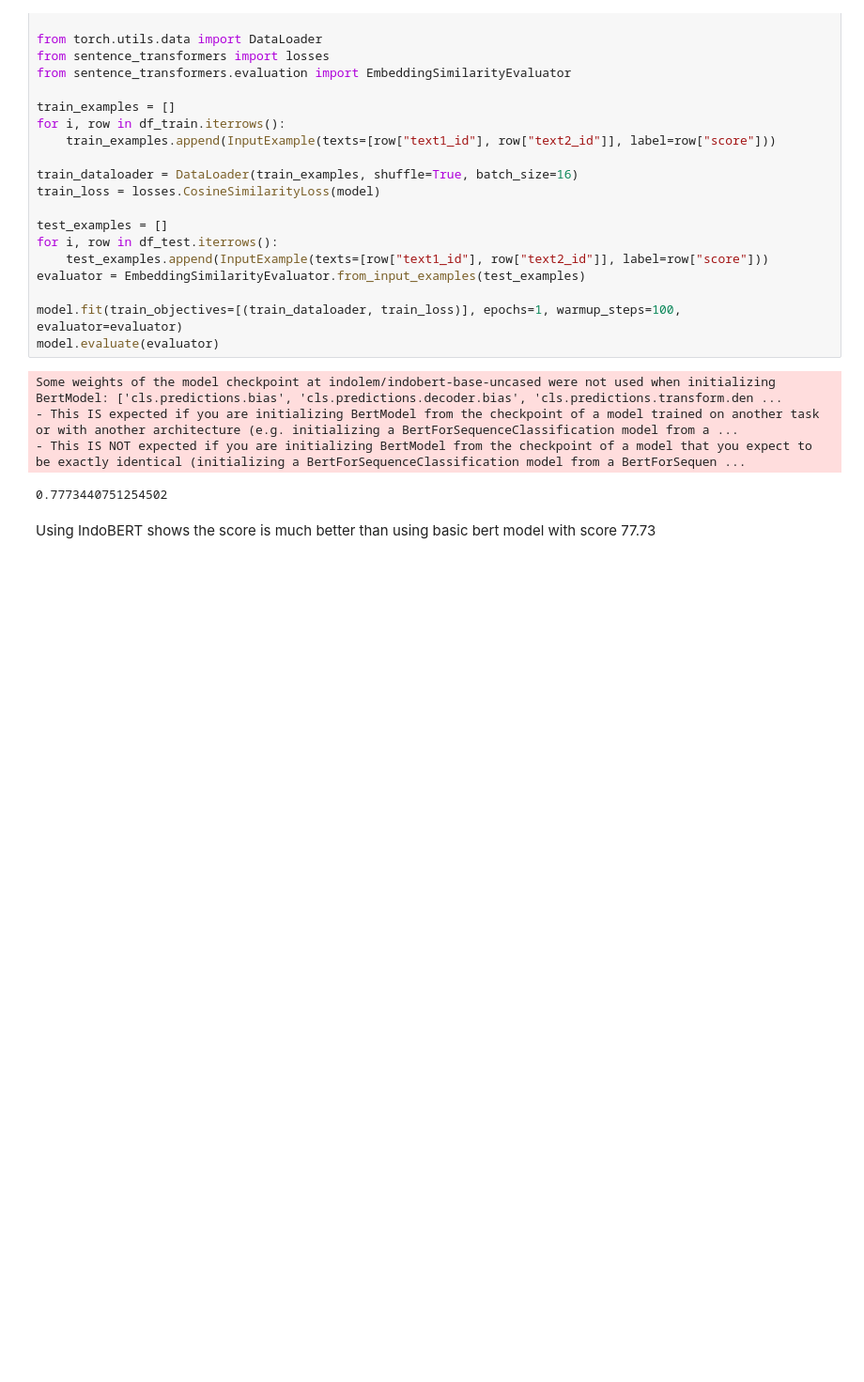
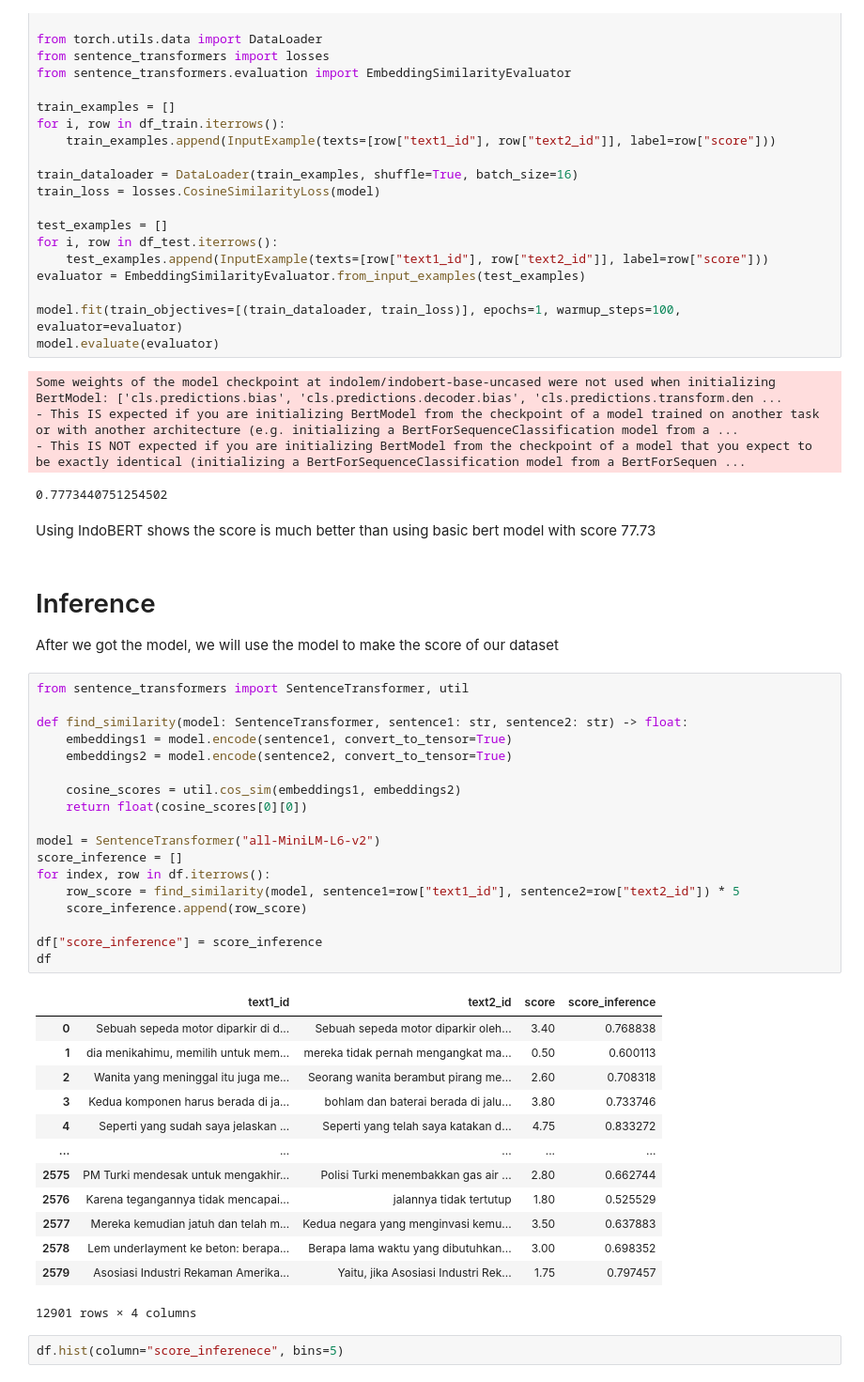
Before and after one commit to chilldenaya/sbert-summarizer, a Jupyter notebook: train_sbert_indonesia.ipynb, the cells around one changed output. Shown at 94% size. Saved outputs shown, nothing was run; the diff lists cells and outputs as text; blank space fills up the shorter version.

```diff
--- a/train_sbert_indonesia.ipynb
+++ b/train_sbert_indonesia.ipynb
@@ -132,3 +173,41 @@ Some weights of the model checkpoint at indolem/indobert-base-uncased were not u
 0.7773440751254502
 # %% [markdown]
 Using IndoBERT shows the score is much better than using basic bert model with score 77.73
+# %% [markdown]
+# Inference
+
+After we got the model, we will use the model to make the score of our dataset
+# %%
+from sentence_transformers import SentenceTransformer, util
+
+def find_similarity(model: SentenceTransformer, sentence1: str, sentence2: str) -> float:
+    embeddings1 = model.encode(sentence1, convert_to_tensor=True)
+    embeddings2 = model.encode(sentence2, convert_to_tensor=True)
+
+    cosine_scores = util.cos_sim(embeddings1, embeddings2)
+    return float(cosine_scores[0][0])
+
+model = SentenceTransformer("all-MiniLM-L6-v2")
+score_inference = []
+for index, row in df.iterrows():
+    row_score = find_similarity(model, sentence1=row["text1_id"], sentence2=row["text2_id"]) * 5
+    score_inference.append(row_score)
+
+df["score_inference"] = score_inference
+df
+# %% [output]
+|  | text1_id | text2_id | score | score_inference |
+| 0 | Sebuah sepeda motor diparkir di d... | Sebuah sepeda motor diparkir oleh... | 3.40 | 0.768838 |
+| 1 | dia menikahimu, memilih untuk mem... | mereka tidak pernah mengangkat ma... | 0.50 | 0.600113 |
+| 2 | Wanita yang meninggal itu juga me... | Seorang wanita berambut pirang me... | 2.60 | 0.708318 |
+| 3 | Kedua komponen harus berada di ja... | bohlam dan baterai berada di jalu... | 3.80 | 0.733746 |
+| 4 | Seperti yang sudah saya jelaskan ... | Seperti yang telah saya katakan d... | 4.75 | 0.833272 |
+| ... | ... | ... | ... | ... |
+| 2575 | PM Turki mendesak untuk mengakhir... | Polisi Turki menembakkan gas air ... | 2.80 | 0.662744 |
+| 2576 | Karena tegangannya tidak mencapai... | jalannya tidak tertutup | 1.80 | 0.525529 |
+| 2577 | Mereka kemudian jatuh dan telah m... | Kedua negara yang menginvasi kemu... | 3.50 | 0.637883 |
+| 2578 | Lem underlayment ke beton: berapa... | Berapa lama waktu yang dibutuhkan... | 3.00 | 0.698352 |
+| 2579 | Asosiasi Industri Rekaman Amerika... | Yaitu, jika Asosiasi Industri Rek... | 1.75 | 0.797457 |
+12901 rows × 4 columns
+# %%
+df.hist(column="score_inferenece", bins=5)
```
Also changed, not shown: parts of 6 cells of this notebook, 1 other file.
